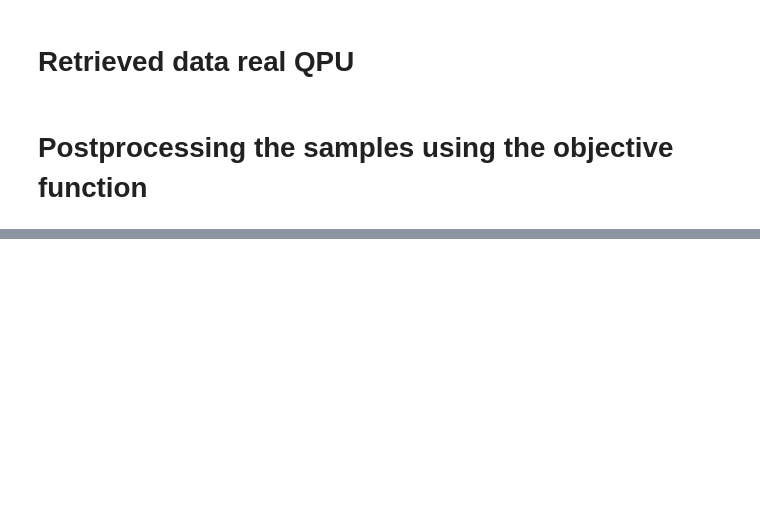
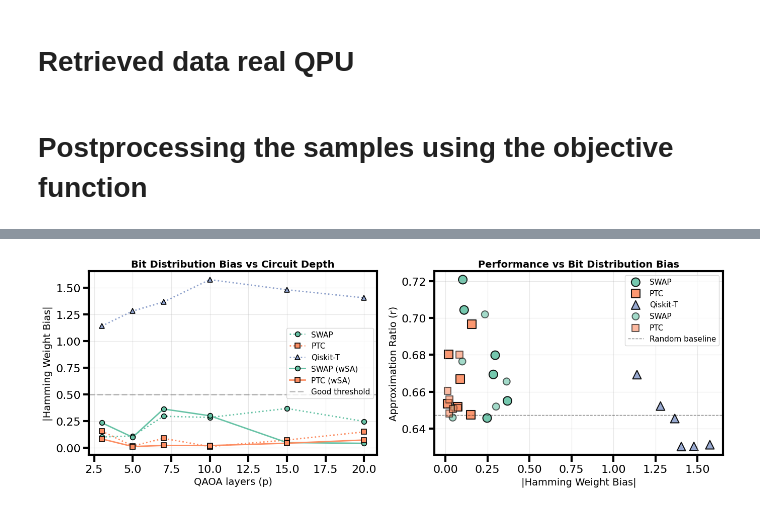
Before and after one commit to alejomonbar/QAOA-efficient-circuit-transpilation, a Jupyter notebook: example_real_device.ipynb, the cells around one changed output, grey strips where cells are left out. Drawn from its saved outputs; the diff is of its cells as text; code cells hidden in the pictures; blank space fills up the shorter version.

```diff
--- a/example_real_device.ipynb
+++ b/example_real_device.ipynb
@@ -246,0 +505,100 @@ Text(0.5, 0, 'p')
+# %%
+# Visualize the correlation between bias and performance degradation
+import matplotlib.pyplot as plt
+
+backend_name = "ibm_kingston"
+seed = 1
+nq = 20
+ps = [3, 5, 7, 10, 15, 20]
+
+# Collect data for plotting
+plot_data = {}
+for method in ["SWAP+SA", "PTC+SA", "Qiskit-T+SA", "SWAP", "PTC"]:
+    if method not in all_methods:
+        continue
+
+    biases = []
+    r_values = []
+
+    for p in ps:
+        samples = all_methods[method]["samples"][0.5][p]
+        hamming_weights = [bitstring.count('1') for bitstring, count in samples.items() for _ in range(count)]
+        mean_hw = np.mean(hamming_weights)
+        bias = abs(mean_hw - 10.0)
+
+        r_value = all_methods[method]["postprocessing"][0.5][p][0]["r"]
+
+        biases.append(bias)
+        r_values.append(r_value)
+
+    plot_data[method] = {'biases': biases, 'r_values': r_values, 'ps': ps}
+
+# Create visualization
+fig, axes = plt.subplots(1, 2, figsize=(14, 5))
+
+# Plot 1: Hamming Weight Bias vs p
+ax = axes[0]
+colors_map = {"SWAP": cm_colors(0), "PTC": cm_colors(1), "Qiskit-T": cm_colors(2)}
+markers = {"SWAP": "o", "PTC": "s", "Qiskit-T": "^"}
+
+for method, data in plot_data.items():
+    base_method = method.replace("+SA", "")
+    color = colors_map.get(base_method, "gray")
+    marker = markers.get(base_method, "o")
+    linestyle = "-" if "+SA" not in method else ":"
+    label = method if "+SA" in method else method.replace("SWAP", "SWAP").replace("PTC", "PTC") + " (wSA)"
+
+    ax.plot(data['ps'], data['biases'], marker=marker, color=color,
+            linestyle=linestyle, linewidth=2, markersize=7,
+            markeredgecolor='black', label=label.replace("+SA", ""))
+
+ax.axhline(y=0.5, color='gray', linestyle='--', alpha=0.5, label='Good threshold')
+ax.set_xlabel('QAOA layers (p)', fontsize=14)
+ax.set_ylabel('|Hamming Weight Bias|', fontsize=14)
+ax.set_title('Bit Distribution Bias vs Circuit Depth', fontsize=14, fontweight='bold')
+ax.legend(fontsize=11)
+ax.grid(True, alpha=0.3)
+
+# Plot 2: Bias vs Approximation Ratio (scatter)
+ax = axes[1]
+for method, data in plot_data.items():
+    base_method = method.replace("+SA", "")
+    color = colors_map.get(base_method, "gray")
+    marker = markers.get(base_method, "o")
+    marker_size = 100 if "+SA" not in method else 150
+    alpha = 0.6 if "+SA" not in method else 0.9
+    label = method.replace("+SA", "")
+
+    ax.scatter(data['biases'], data['r_values'], c=[color]*len(data['biases']),
+              marker=marker, s=marker_size, alpha=alpha,
+              edgecolors='black', linewidth=1.5, label=label)
+
+ax.axhline(y=0.6473, color='black', linestyle='--', linewidth=1, alpha=0.5, label='Random baseline')
+ax.set_xlabel('|Hamming Weight Bias|', fontsize=14)
+ax.set_ylabel('Approximation Ratio (r)', fontsize=14)
+ax.set_title('Performance vs Bit Distribution Bias', fontsize=14, fontweight='bold')
+ax.legend(fontsize=11)
+ax.grid(True, alpha=0.3)
+
+plt.tight_layout()
+plt.savefig(f"./Figures/{backend_name}_bit_distribution_analysis.pdf", dpi=300, bbox_inches='tight')
+plt.show()
+
+print("\n" + "="*100)
+print("CONCLUSION:")
+print("="*100)
+print("Qiskit-T's degradation at high depth is caused by EXCESSIVE BIT BIAS:")
+print(f"  • Qiskit-T bias: ~1.4 bits")
+print(f"  • SWAP bias: ~0.2 bits")
+print(f"  • PTC bias: ~0.04 bits")
+print("\nThis indicates Qiskit-T circuits lose quantum coherence faster due to:")
+print("  1. Deeper circuits from heavy-hex transpilation")
+print("  2. More complex routing through ancilla qubits")
+print("  3. Less structured noise accumulation patterns")
+print("\nSWAP/PTC maintain better coherence through:")
+print("  1. Systematic, predictable qubit movement patterns")
+print("  2. Minimal use of ancilla qubits")
+print("  3. Better preservation of quantum correlations needed for QAOA")
+print("="*100)
+# %% [output]
+[figure, added]
```
Also changed, not shown: parts of 14 cells of this notebook, 24 other files.
